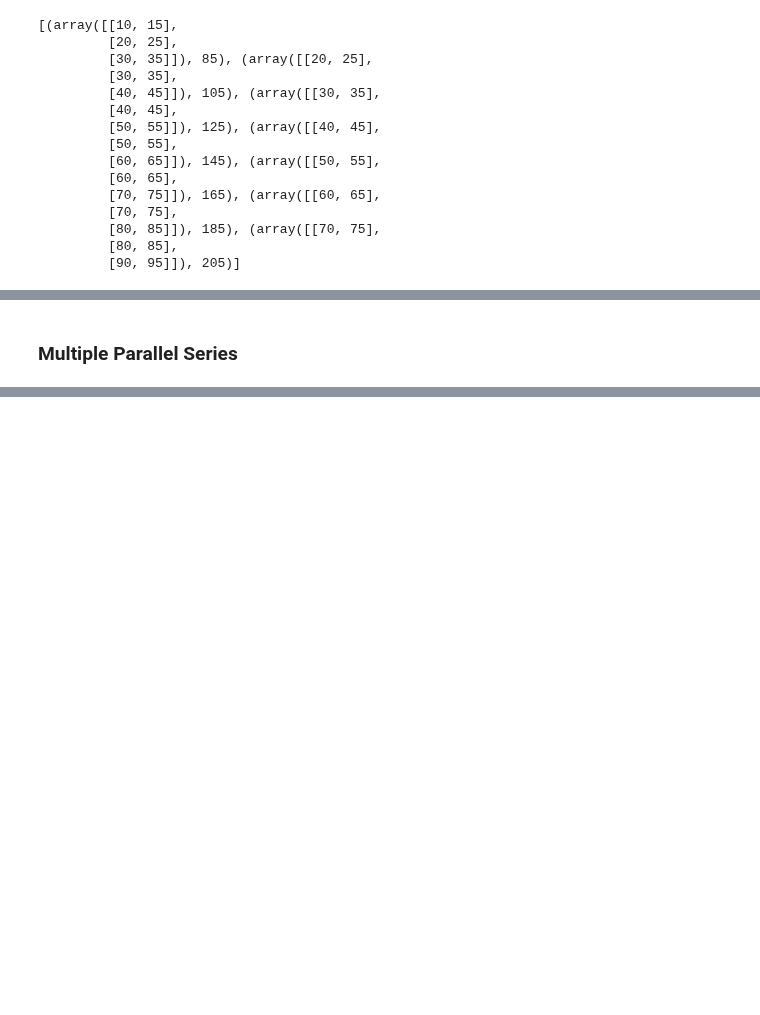
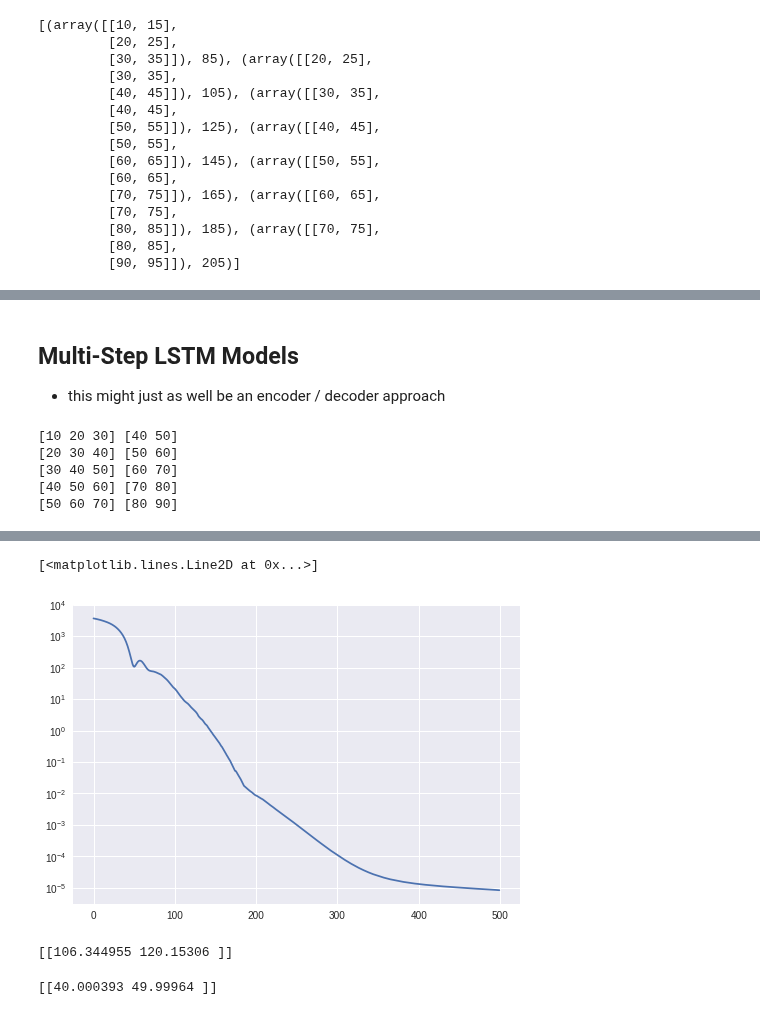
Before and after one commit to subodhchhabra/ai, a Jupyter notebook: notebooks/2019_tf/time_series.ipynb, the cells around one changed output, grey strips where cells are left out. Saved outputs shown, nothing was run; the diff lists cells and outputs as text; code cells hidden in the pictures; blank space fills up the shorter version.

```diff
--- a/notebooks/2019_tf/time_series.ipynb
+++ b/notebooks/2019_tf/time_series.ipynb
@@ -588,2 +588,54 @@ array([[465.87863]], dtype=float32)
-# %% [markdown]
-### Multiple Parallel Series
+# %% [markdown]
+## Multi-Step LSTM Models
+* this might just as well be an encoder / decoder approach
+# %%
+# split a univariate sequence into samples
+def split_sequence(sequence, n_steps_in, n_steps_out):
+	X, y = list(), list()
+	for i in range(len(sequence)):
+		# find the end of this pattern
+		end_ix = i + n_steps_in
+		out_end_ix = end_ix + n_steps_out
+		# check if we are beyond the sequence
+		if out_end_ix > len(sequence):
+			break
+		# gather input and output parts of the pattern
+		seq_x, seq_y = sequence[i:end_ix], sequence[end_ix:out_end_ix]
+		X.append(seq_x)
+		y.append(seq_y)
+	return np.array(X), np.array(y)
+
+# define input sequence
+raw_seq = [10, 20, 30, 40, 50, 60, 70, 80, 90]
+# choose a number of time steps
+n_steps_in, n_steps_out = 3, 2
+# split into samples
+X, y = split_sequence(raw_seq, n_steps_in, n_steps_out)
+# summarize the data
+for input, output in zip(X, y):
+  print (input, output)
+# %% [output]
+[10 20 30] [40 50]
+[20 30 40] [50 60]
+[30 40 50] [60 70]
+[40 50 60] [70 80]
+[50 60 70] [80 90]
+# %%
+# reshape from [samples, timesteps] into [samples, timesteps, features]
+n_features = 1
+X = X.reshape((X.shape[0], X.shape[1], n_features))
+# define model
+model = Sequential()
+model.add(GRU(100, activation='relu', input_shape=(n_steps_in, n_features)))
+# model.add(GRU(100, activation='relu', return_sequences=True, input_shape=(n_steps_in, n_features)))
+# model.add(GRU(100, activation='relu'))
+model.add(Dense(n_steps_out))
+model.compile(optimizer='adam', loss='mse')
+# %%
+# fit model
+%time history = model.fit(X, y, epochs=500, verbose=0)
+import matplotlib.pyplot as plt
+
+plt.yscale('log')
+plt.plot(history.history['loss'])
+# %% [output]
@@ -589,0 +644,14 @@ array([[465.87863]], dtype=float32)
+[<matplotlib.lines.Line2D at 0x...>]
+[figure, added]
+# %%
+X_sample = np.array([70, 80, 90]).reshape((1, n_steps_in, n_features))
+y_pred = model.predict(X_sample)
+print(y_pred)
+# %% [output]
+[[106.344955 120.15306 ]]
+# %%
+X_sample = np.array([10, 20, 30]).reshape((1, n_steps_in, n_features))
+y_pred = model.predict(X_sample)
+print(y_pred)
+# %% [output]
+[[40.000393 49.99964 ]]
```
Also changed, not shown: parts of 24 cells of this notebook.
